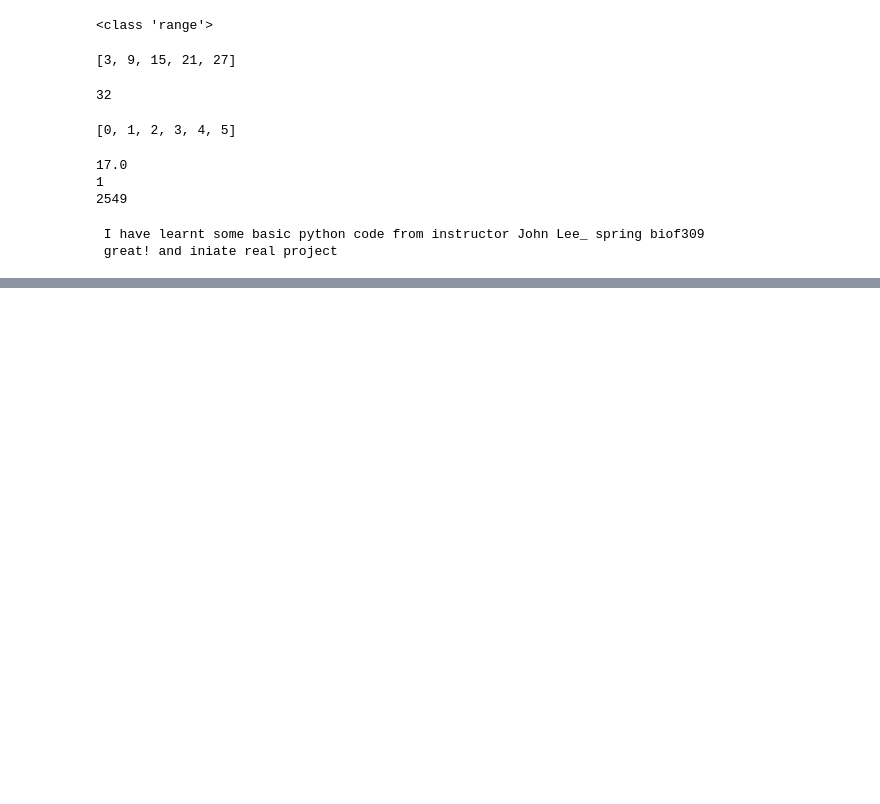
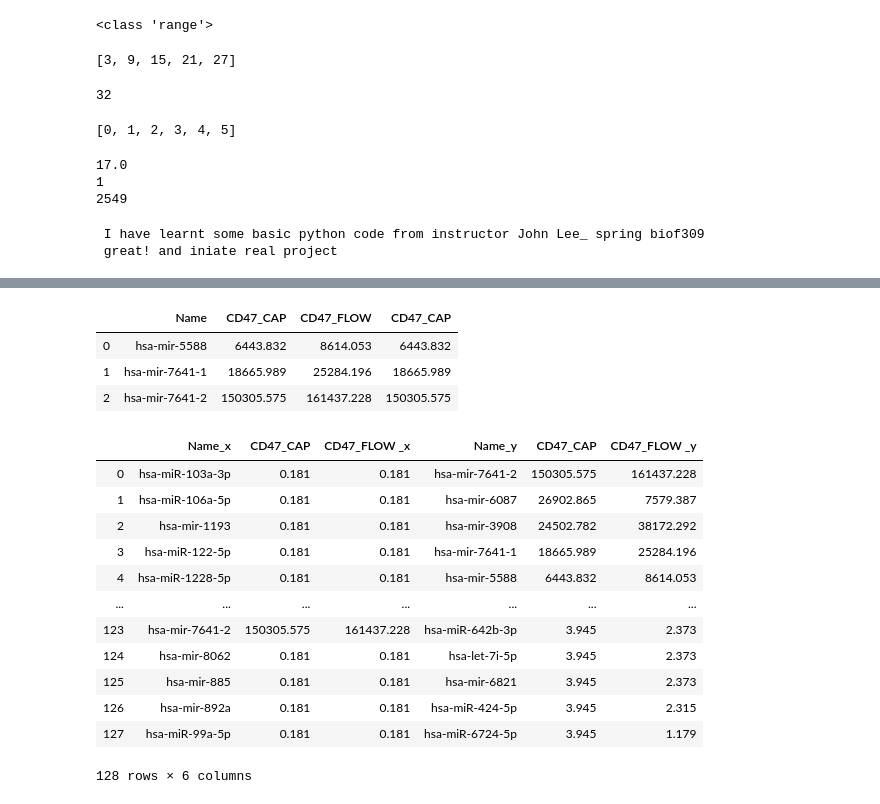
Before and after one commit to Pysk369/project_spring_2020, a Jupyter notebook: Pysk369_project.ipynb, the cells around one changed output, grey strips where cells are left out. Drawn from its saved outputs; the diff is of its cells as text; code cells hidden in the pictures; blank space fills up the shorter version.

```diff
--- a/Pysk369_project.ipynb
+++ b/Pysk369_project.ipynb
@@ -179,0 +186,4 @@ NameError: name 'df_MicroArray' is not defined
+# %%
+import pandas
+df1 = pandas.read_excel(open('C:\\Users\\sukik\\project_spring_2020\Python_project_data\MicroArray.xlsx','rb'))
+df2 = pandas.read_excel(open('C:\\Users\\sukik\\project_spring_2020\Python_project_data\miRNASEQ.xlsx','rb'))
@@ -179,0 +321,23 @@ NameError: name 'df_MicroArray' is not defined
+# %%
+pd.merge(df1, df2)
+# %% [output]
+|  | Name | CD47_CAP | CD47_FLOW | CD47_CAP |
+| 0 | hsa-mir-5588 | 6443.832 | 8614.053 | 6443.832 |
+| 1 | hsa-mir-7641-1 | 18665.989 | 25284.196 | 18665.989 |
+| 2 | hsa-mir-7641-2 | 150305.575 | 161437.228 | 150305.575 |
+# %%
+pd.merge(df1, df2, left_index=True, right_index=True)
+# %% [output]
+|  | Name_x | CD47_CAP | CD47_FLOW _x | Name_y | CD47_CAP | CD47_FLOW _y |
+| 0 | hsa-miR-103a-3p | 0.181 | 0.181 | hsa-mir-7641-2 | 150305.575 | 161437.228 |
+| 1 | hsa-miR-106a-5p | 0.181 | 0.181 | hsa-mir-6087 | 26902.865 | 7579.387 |
+| 2 | hsa-mir-1193 | 0.181 | 0.181 | hsa-mir-3908 | 24502.782 | 38172.292 |
+| 3 | hsa-miR-122-5p | 0.181 | 0.181 | hsa-mir-7641-1 | 18665.989 | 25284.196 |
+| 4 | hsa-miR-1228-5p | 0.181 | 0.181 | hsa-mir-5588 | 6443.832 | 8614.053 |
+| ... | ... | ... | ... | ... | ... | ... |
+| 123 | hsa-mir-7641-2 | 150305.575 | 161437.228 | hsa-miR-642b-3p | 3.945 | 2.373 |
+| 124 | hsa-mir-8062 | 0.181 | 0.181 | hsa-let-7i-5p | 3.945 | 2.373 |
+| 125 | hsa-mir-885 | 0.181 | 0.181 | hsa-mir-6821 | 3.945 | 2.373 |
+| 126 | hsa-mir-892a | 0.181 | 0.181 | hsa-miR-424-5p | 3.945 | 2.315 |
+| 127 | hsa-miR-99a-5p | 0.181 | 0.181 | hsa-miR-6724-5p | 3.945 | 1.179 |
+128 rows × 6 columns
```
Also changed, not shown: parts of 23 cells of this notebook.
